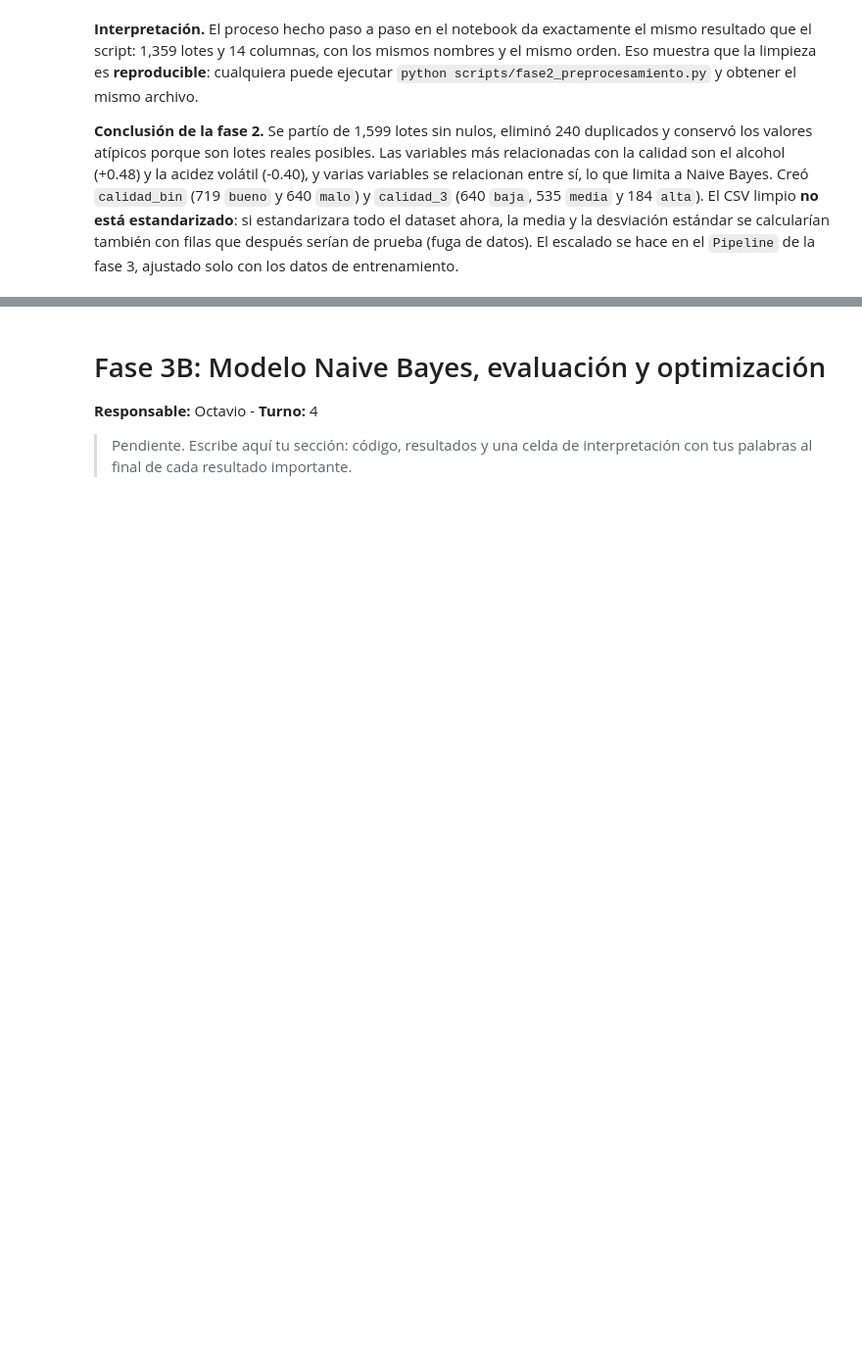
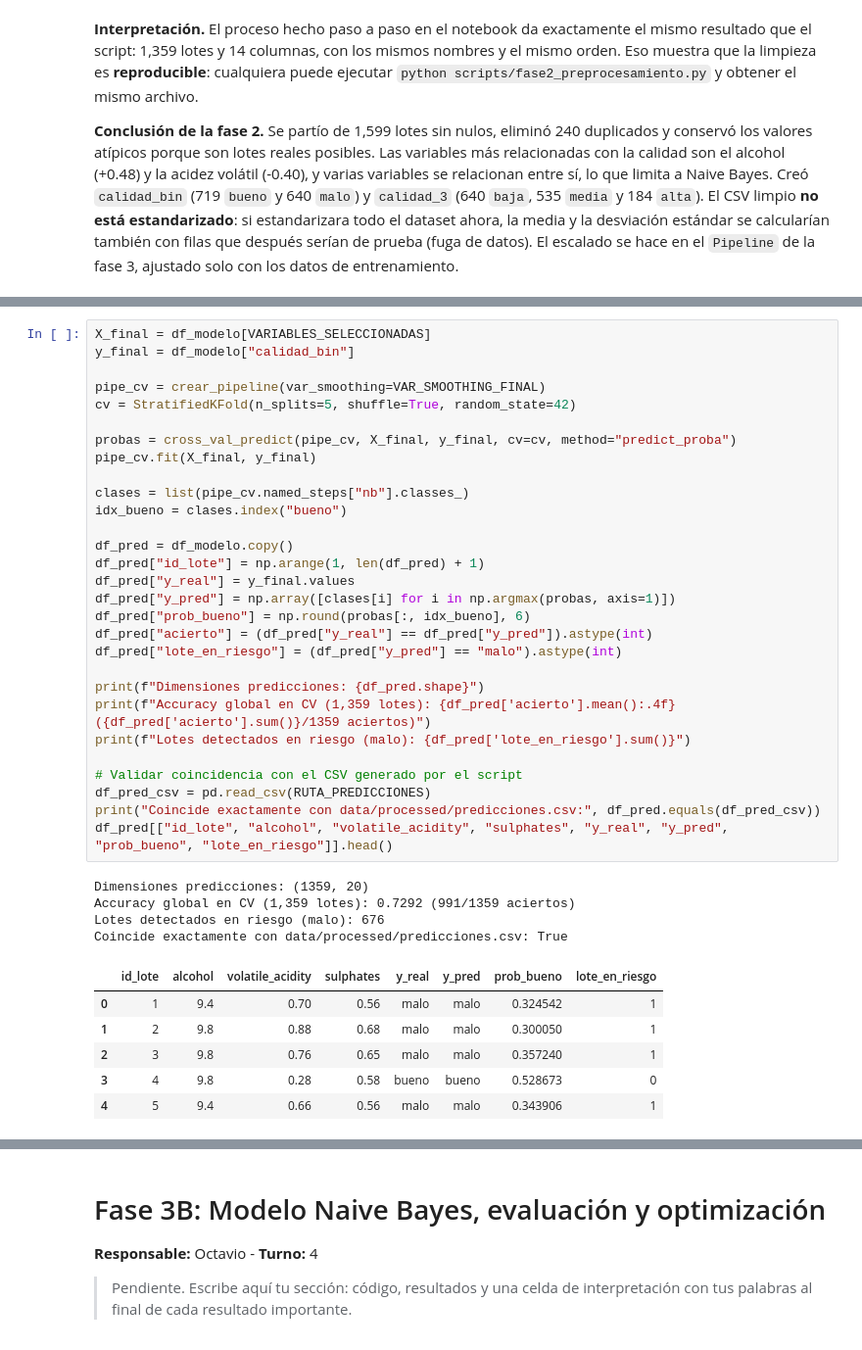
Before and after one commit to XimenaBecOliv07/Naive-Bayes, a Jupyter notebook: notebooks/NaiveBayes.ipynb, the cells around one changed output, grey strips where cells are left out. Shown at 98% size. Cells and saved outputs as stored; diff of their text form; blank space fills up the shorter version.

```diff
--- a/notebooks/NaiveBayes.ipynb
+++ b/notebooks/NaiveBayes.ipynb
@@ -451,0 +544,40 @@ Mismo contenido que el CSV del script: True
+# %%
+X_final = df_modelo[VARIABLES_SELECCIONADAS]
+y_final = df_modelo["calidad_bin"]
+
+pipe_cv = crear_pipeline(var_smoothing=VAR_SMOOTHING_FINAL)
+cv = StratifiedKFold(n_splits=5, shuffle=True, random_state=42)
+
+probas = cross_val_predict(pipe_cv, X_final, y_final, cv=cv, method="predict_proba")
+pipe_cv.fit(X_final, y_final)
+
+clases = list(pipe_cv.named_steps["nb"].classes_)
+idx_bueno = clases.index("bueno")
+
+df_pred = df_modelo.copy()
+df_pred["id_lote"] = np.arange(1, len(df_pred) + 1)
+df_pred["y_real"] = y_final.values
+df_pred["y_pred"] = np.array([clases[i] for i in np.argmax(probas, axis=1)])
+df_pred["prob_bueno"] = np.round(probas[:, idx_bueno], 6)
+df_pred["acierto"] = (df_pred["y_real"] == df_pred["y_pred"]).astype(int)
+df_pred["lote_en_riesgo"] = (df_pred["y_pred"] == "malo").astype(int)
+
+print(f"Dimensiones predicciones: {df_pred.shape}")
+print(f"Accuracy global en CV (1,359 lotes): {df_pred['acierto'].mean():.4f} ({df_pred['acierto'].sum()}/1359 aciertos)")
+print(f"Lotes detectados en riesgo (malo): {df_pred['lote_en_riesgo'].sum()}")
+
+# Validar coincidencia con el CSV generado por el script
+df_pred_csv = pd.read_csv(RUTA_PREDICCIONES)
+print("Coincide exactamente con data/processed/predicciones.csv:", df_pred.equals(df_pred_csv))
+df_pred[["id_lote", "alcohol", "volatile_acidity", "sulphates", "y_real", "y_pred", "prob_bueno", "lote_en_riesgo"]].head()
+# %% [output]
+Dimensiones predicciones: (1359, 20)
+Accuracy global en CV (1,359 lotes): 0.7292 (991/1359 aciertos)
+Lotes detectados en riesgo (malo): 676
+Coincide exactamente con data/processed/predicciones.csv: True
+|  | id_lote | alcohol | volatile_acidity | sulphates | y_real | y_pred | prob_bueno | lote_en_riesgo |
+| 0 | 1 | 9.4 | 0.70 | 0.56 | malo | malo | 0.324542 | 1 |
+| 1 | 2 | 9.8 | 0.88 | 0.68 | malo | malo | 0.300050 | 1 |
+| 2 | 3 | 9.8 | 0.76 | 0.65 | malo | malo | 0.357240 | 1 |
+| 3 | 4 | 9.8 | 0.28 | 0.58 | bueno | bueno | 0.528673 | 0 |
+| 4 | 5 | 9.4 | 0.66 | 0.56 | malo | malo | 0.343906 | 1 |
```
Also changed, not shown: parts of 11 cells of this notebook.
